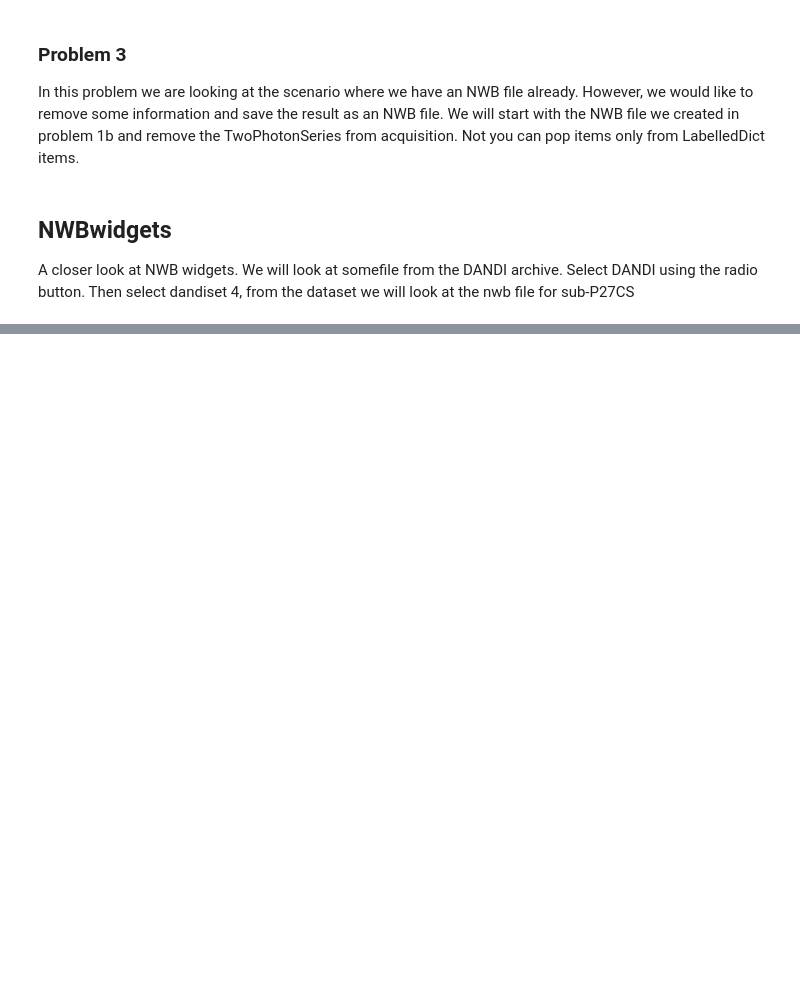
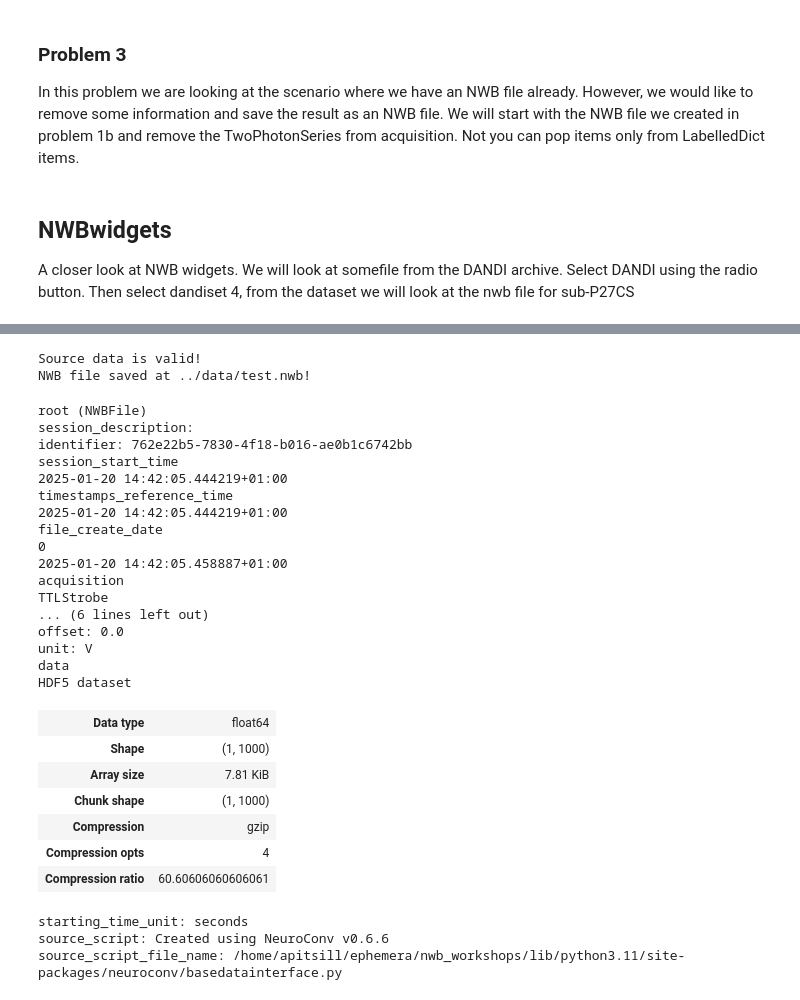
Before and after one commit to achilleasNP/NWBworkshop, a Jupyter notebook: notebooks/neuroconv.ipynb, the cells around one changed output, grey strips where cells are left out. Drawn from its saved outputs; the diff is of its cells as text; code cells hidden in the pictures; blank space fills up the shorter version.

Commit message:
Add an example of a custom neuroconv interface

```diff
--- a/notebooks/neuroconv.ipynb
+++ b/notebooks/neuroconv.ipynb
@@ -204,0 +222,5 @@ Panel()
+# %%
+from scipy.io import loadmat
+res = loadmat(data_dir/"test.mat")
+#res['freq'][0][0]
+#res['label'][0]
@@ -204,0 +454,3 @@ Panel()
+# %%
+class MatTTL(BaseDataInterface):
+    """ My class to convert matlab files to TLL"""
@@ -204,0 +490,24 @@ Panel()
+# %%
+
+
+class MatTTL(BaseDataInterface):
+    """ My class to convert matlab files to TTL """
+    @validate_call
+    def __init__(self,
+                 file_path: FilePath,
+                 verbose: bool = True
+                 ):
+        super().__init__(verbose,file_path=file_path)
+        res = loadmat(file_path) # Read matlab file
+        self.starting_time = 0.0 # Assume that starting time is alway the start time of the session
+        self.name = res.get('label', ['TTLSignal'])[0]
+        self.rate = float(res.get('freq', [[1000]])[0][0])
+        self.data = res.get('data')
+
+    def add_to_nwbfile(self, nwbfile: NWBFile, metadata: Optional[dict], **conversion_options) -> None:
+        ts = TimeSeries(name=self.name,
+                        data=self.data,
+                        unit="V",
+                        starting_time=self.starting_time,
+                        rate= self.rate)
+        nwbfile.add_acquisition(ts)
@@ -204,0 +519,44 @@ Panel()
+# %%
+import datetime
+from zoneinfo import ZoneInfo
+mat_file = data_dir/"test.mat"
+mat_nwb_file = data_dir /"test.nwb"
+mat_interface = MatTTL(file_path=mat_file, verbose=True)
+metadata = mat_interface.get_metadata()
+metadata['NWBFile']['session_start_time'] = datetime.datetime.now(tz=ZoneInfo("Europe/Paris"))
+mat_interface.run_conversion(mat_nwb_file, metadata= metadata)
+# %% [output]
+Source data is valid!
+NWB file saved at ../data/test.nwb!
+# %%
+fin = NWBHDF5IO(mat_nwb_file, mode = 'r')
+mat_nwb = fin.read()
+mat_nwb
+# %% [output]
+root (NWBFile)
+session_description:
+identifier: 762e22b5-7830-4f18-b016-ae0b1c6742bb
+session_start_time
+2025-01-20 14:42:05.444219+01:00
+timestamps_reference_time
+2025-01-20 14:42:05.444219+01:00
+file_create_date
+0
+2025-01-20 14:42:05.458887+01:00
+acquisition
+TTLStrobe
+... (6 lines left out)
+offset: 0.0
+unit: V
+data
+HDF5 dataset
+| Data type | float64 |
+| Shape | (1, 1000) |
+| Array size | 7.81 KiB |
+| Chunk shape | (1, 1000) |
+| Compression | gzip |
+| Compression opts | 4 |
+| Compression ratio | 60.60606060606061 |
+starting_time_unit: seconds
+source_script: Created using NeuroConv v0.6.6
+source_script_file_name: /home/apitsill/ephemera/nwb_workshops/lib/python3.11/site-packages/neuroconv/basedatainterface.py
```
Also changed, not shown: parts of 14 cells of this notebook, 1 other file.
